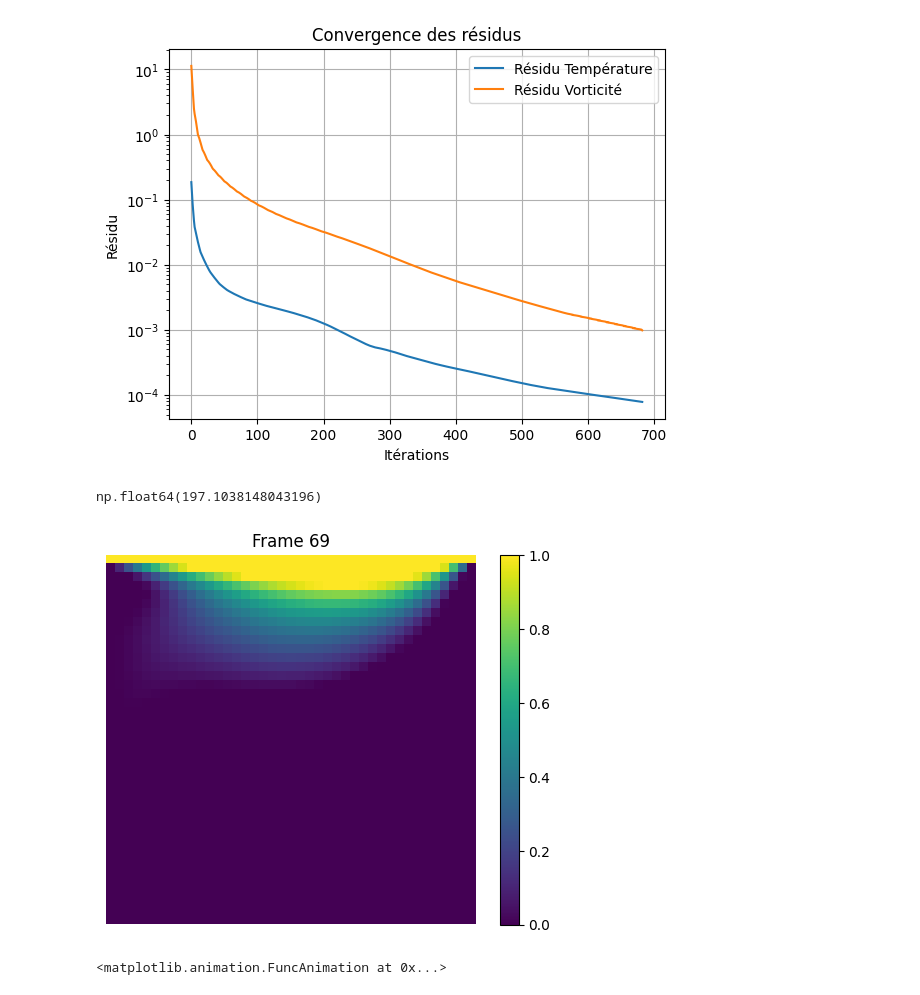
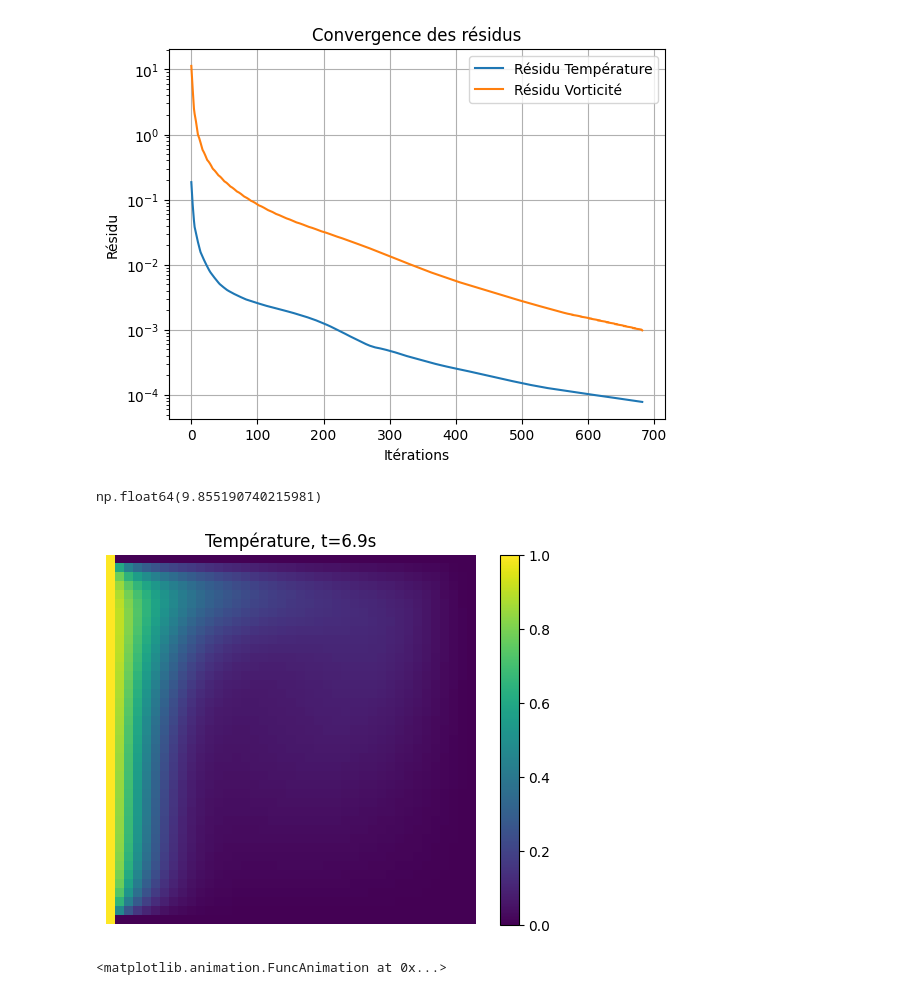
Before and after one commit to PierreG25/Thermal-transfert, a Jupyter notebook: ADI_Thomas.ipynb, the cells around one changed output. Drawn from its saved outputs; the diff is of its cells as text; code cells hidden in the pictures.

```diff
--- a/ADI_Thomas.ipynb
+++ b/ADI_Thomas.ipynb
@@ -272,43 +272,43 @@ plt.show()
 # %% [output]
 [figure]
 # %%
-get_average_nusselt(T, 20, dx)
+get_average_nusselt(T, dx)
 # %% [output]
-np.float64(197.1038148043196)
+np.float64(9.855190740215981)
 # %%
-def animer_matrices(liste_matrices, fps=20, save_path=None):
+def animer_matrices(liste_matrices, fps=20, save_path=None, Name=''):
     fig, ax = plt.subplots()
 
     # Initialisation de l'affichage avec la première matrice
     # cmap='viridis' est souvent mieux pour les données scientifiques que 'gray'
-    im = ax.imshow(liste_matrices[0], animated=True, cmap='viridis', origin='lower')
+    im = ax.imshow(liste_matrices[0], animated=True, cmap='viridis', origin='lower', vmin = np.min(liste_matrices), vmax = np.max(liste_matrices))
     plt.colorbar(im) # Optionnel : affiche l'échelle des valeurs
     plt.title('Animation des Matrices')
     ax.axis('off')
 
     # Fonction de mise à jour appelée pour chaque frame
     def update(i):
         im.set_array(liste_matrices[i])
-        ax.set_title(f"Frame {i}")
+        ax.set_title(f"{Name}, t={i*dt*10:.1f}s")
         return [im]
 
     # Création de l'animation
     # interval = délai entre images en millisecondes (1000 / fps)
     ani = animation.FuncAnimation(fig, update, frames=len(liste_matrices),
                         interval=1000/fps, blit=True)
 
     # SAUVEGARDE (Optionnel)
     if save_path:
         if save_path.endswith('.gif'):
             ani.save(save_path, writer='pillow', fps=fps)
         else:
             # Nécessite l'installation de 'ffmpeg' sur votre ordinateur
             ani.save(save_path, writer='ffmpeg', fps=fps)
 
     plt.show()
     return ani
 
-animer_matrices(img_dic['u'], fps=24, save_path='mon_animation.gif')
+animer_matrices(img_dic['T'], fps=24, save_path='mon_animation.gif', Name = 'Température')
 # %% [output]
-[figure, old version]
+[figure, new version]
 <matplotlib.animation.FuncAnimation at 0x...>
```
Also changed, not shown: parts of 1 cell of this notebook, 1 other file.
